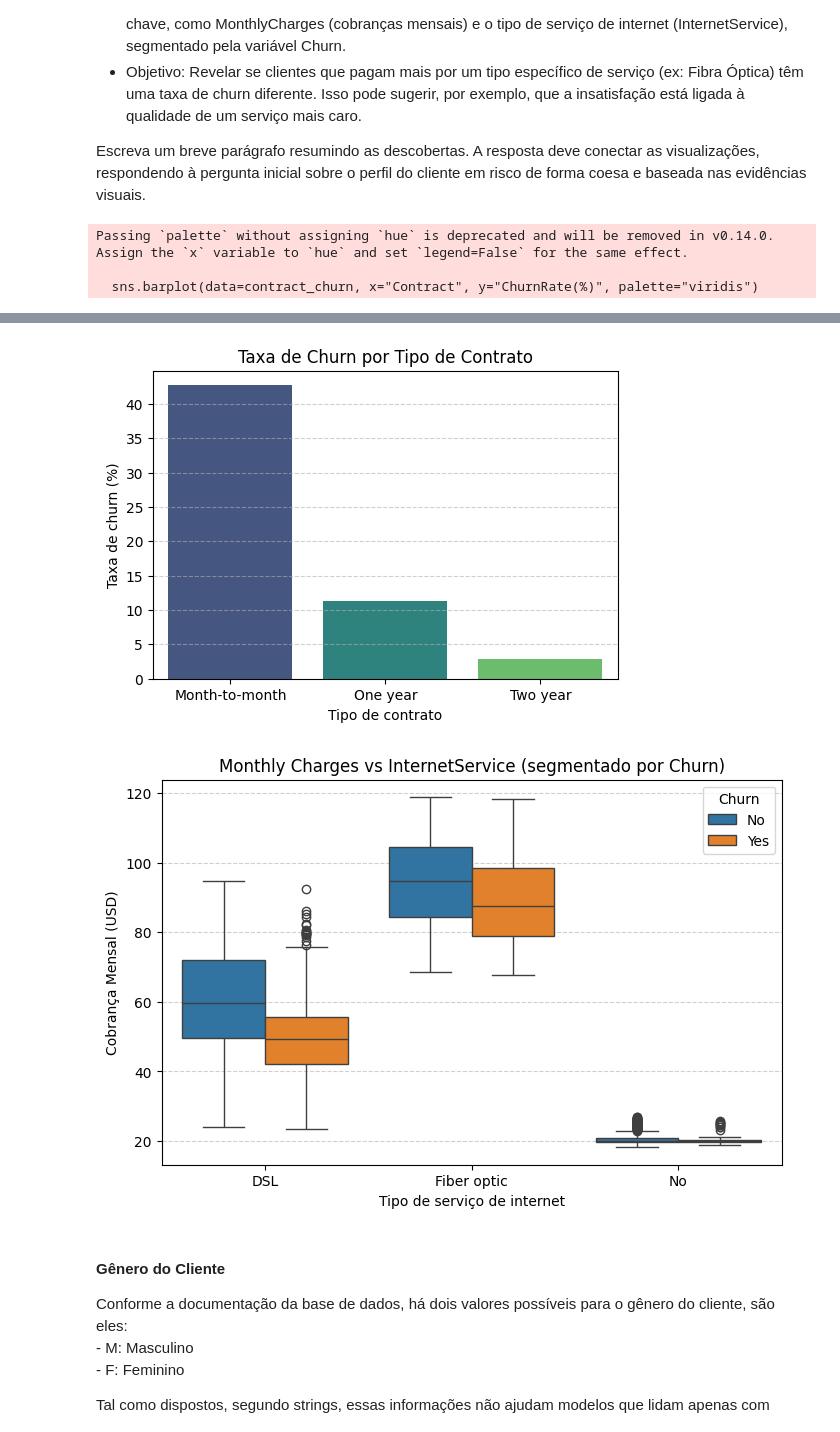
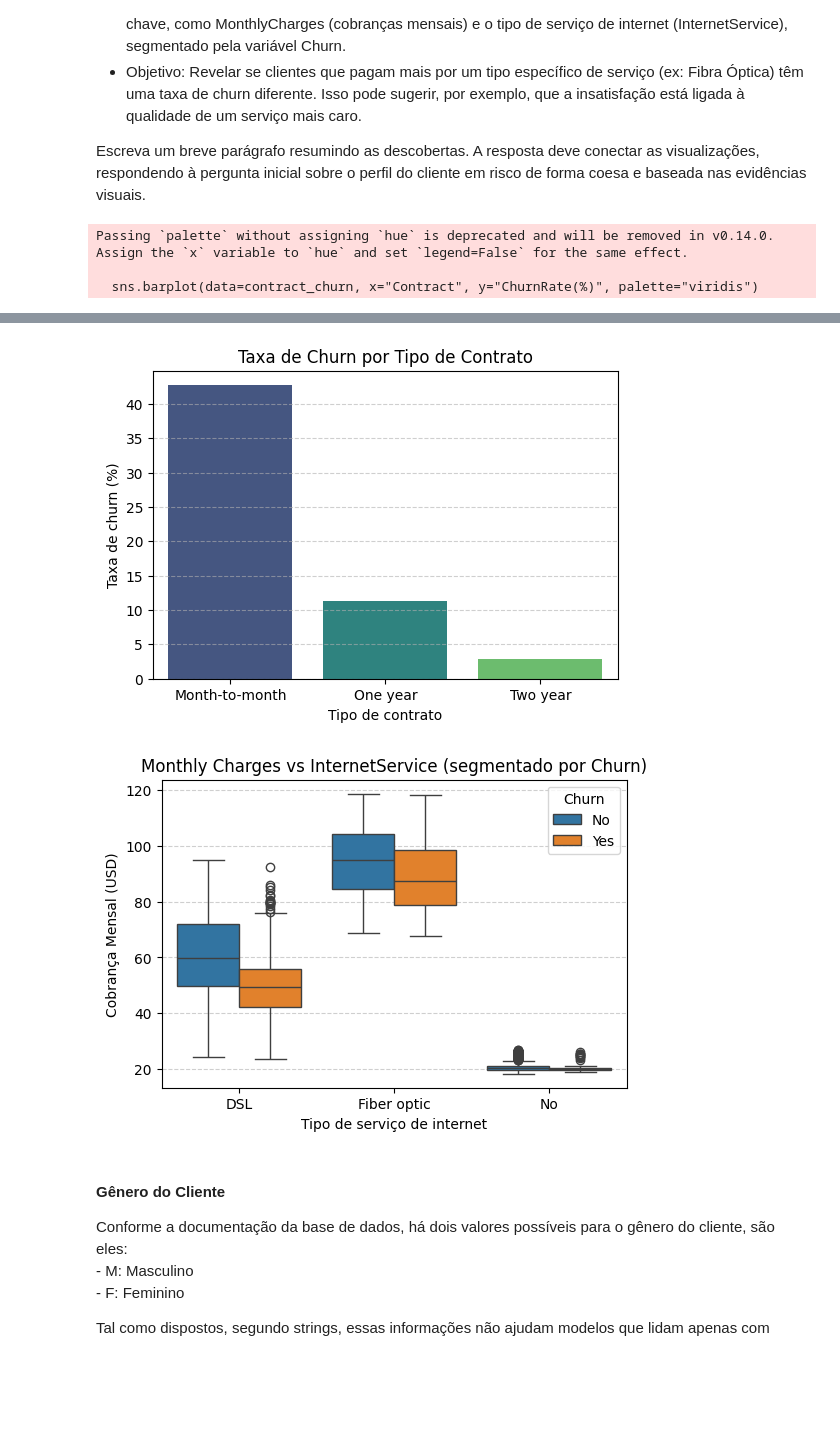
Before and after one commit to samirasousza/RNA-2025.2-PP1.2, a Jupyter notebook: rna_2025_2_pp1_2.ipynb, the cells around one changed output, grey strips where cells are left out. Drawn from its saved outputs; the diff is of its cells as text; code cells hidden in the pictures; blank space fills up the shorter version.

```diff
--- a/rna_2025_2_pp1_2.ipynb
+++ b/rna_2025_2_pp1_2.ipynb
@@ -394,35 +397,35 @@ plt.ylabel("Número de clientes")
 
 # 2. Análise da Relação entre Tipo de Contrato e Evasão
 contract_churn = (
     df.groupby("Contract")["Churn"]
     .apply(lambda s: (s=="Yes").mean()*100)
     .reset_index(name="ChurnRate(%)")
 )
 
 plt.figure(figsize=(6,4))
 sns.barplot(data=contract_churn, x="Contract", y="ChurnRate(%)", palette="viridis")
 plt.title("Taxa de Churn por Tipo de Contrato")
 plt.ylabel("Taxa de churn (%)")
 plt.xlabel("Tipo de contrato")
 plt.grid(axis="y", linestyle="--", alpha=0.6)
 plt.show()
 
 # 3. Combinação de Variáveis: Preços e Serviços
-plt.figure(figsize=(8,5))
+plt.figure(figsize=(6,4))
 sns.boxplot(data=df, x="InternetService", y="MonthlyCharges", hue="Churn")
 plt.title("Monthly Charges vs InternetService (segmentado por Churn)")
 plt.ylabel("Cobrança Mensal (USD)")
 plt.xlabel("Tipo de serviço de internet")
 plt.legend(title="Churn")
 plt.grid(axis="y", linestyle="--", alpha=0.6)
 plt.show()
 # %% [output]
 Passing `palette` without assigning `hue` is deprecated and will be removed in v0.14.0. Assign the `x` variable to `hue` and set `legend=False` for the same effect.
 
   sns.barplot(data=contract_churn, x="Contract", y="ChurnRate(%)", palette="viridis")
 [figure]
 [figure]
-[figure, old version]
+[figure, new version]
 # %% [markdown]
 #### Gênero do Cliente
 
```
Also changed, not shown: parts of 3 cells of this notebook.
